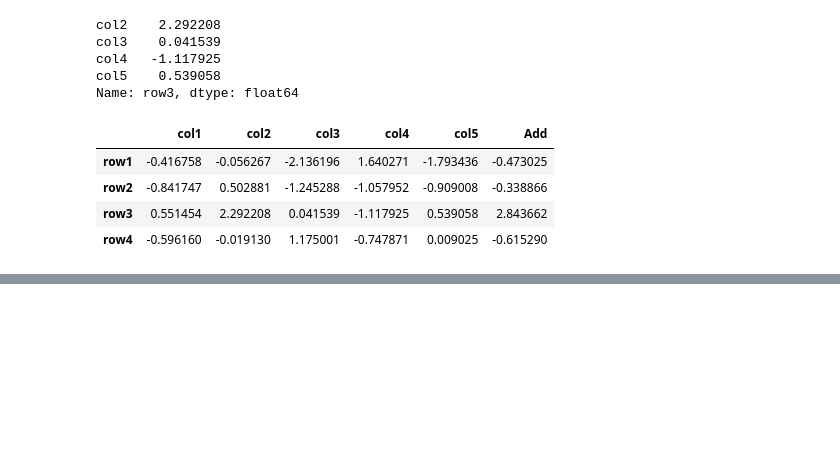
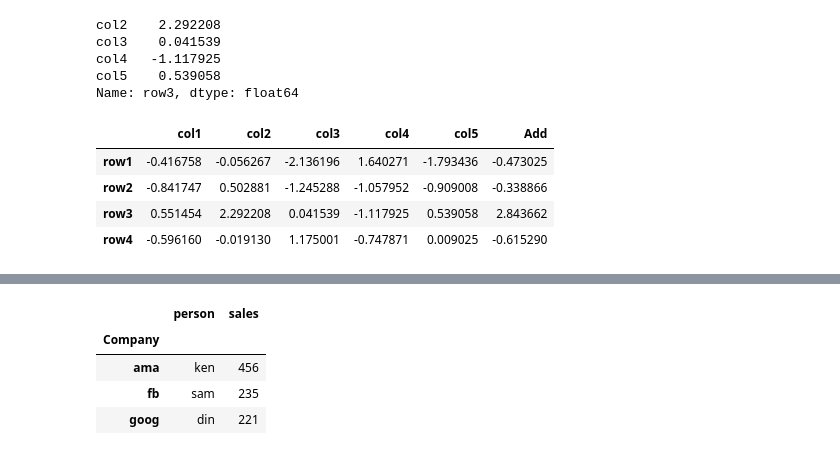
Before and after one commit to 521sai/Pandas_Library, a Jupyter notebook: pandas.ipynb, the cells around one changed output, grey strips where cells are left out. Saved outputs shown, nothing was run; the diff lists cells and outputs as text; code cells hidden in the pictures; blank space fills up the shorter version.

```diff
--- a/pandas.ipynb
+++ b/pandas.ipynb
@@ -291,0 +372,8 @@ df3
+# %%
+fd.min()
+# %% [output]
+|  | person | sales |
+| Company |  |  |
+| ama | ken | 456 |
+| fb | sam | 235 |
+| goog | din | 221 |
```
Also changed, not shown: parts of 15 cells of this notebook.
